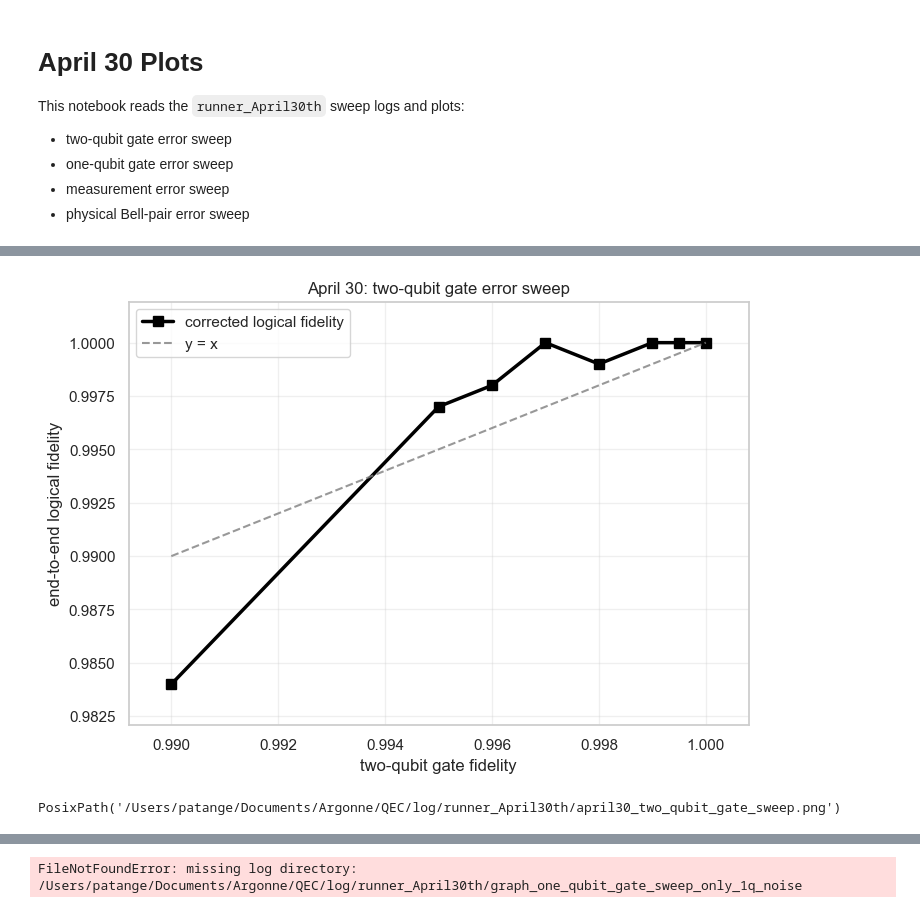
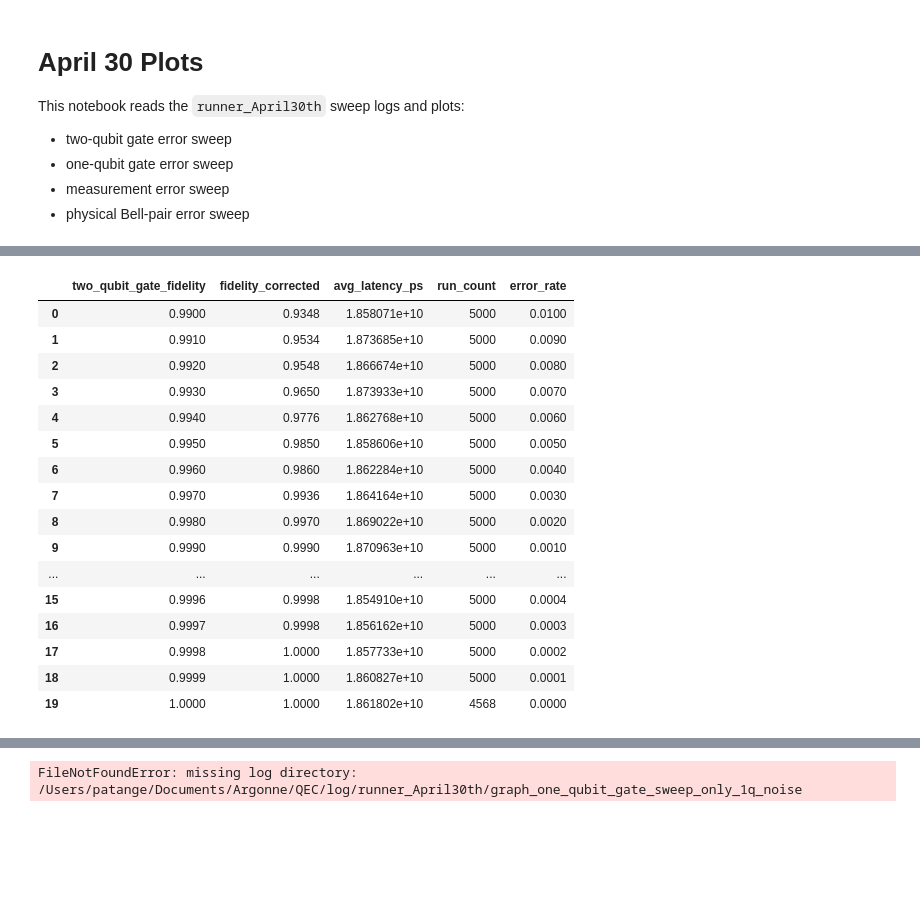
Before and after one commit to SagarPatange/QEC, a Jupyter notebook: April30th.ipynb, the cells around one changed output, grey strips where cells are left out. Saved outputs shown, nothing was run; the diff lists cells and outputs as text; code cells hidden in the pictures; blank space fills up the shorter version.

```diff
--- a/April30th.ipynb
+++ b/April30th.ipynb
@@ -243,13 +253,20 @@ summary_df_twoq
-# %%
-fig_twoq, ax_twoq = plot_sweep(
-    summary_df_twoq,
-    "two_qubit_gate_fidelity",
-    "two-qubit gate fidelity",
-    "April 30: two-qubit gate error sweep",
-)
-plt.show()
-
-save_figure(fig_twoq, "april30_two_qubit_gate_sweep.png")
-# %% [output]
-[figure, removed]
-PosixPath('/Users/patange/Documents/Argonne/QEC/log/runner_April30th/april30_two_qubit_gate_sweep.png')
+# %%
+summary_df_twoq_line3
+# %% [output]
+|  | two_qubit_gate_fidelity | fidelity_corrected | avg_latency_ps | run_count | error_rate |
+| 0 | 0.9900 | 0.9348 | 1.858071e+10 | 5000 | 0.0100 |
+| 1 | 0.9910 | 0.9534 | 1.873685e+10 | 5000 | 0.0090 |
+| 2 | 0.9920 | 0.9548 | 1.866674e+10 | 5000 | 0.0080 |
+| 3 | 0.9930 | 0.9650 | 1.873933e+10 | 5000 | 0.0070 |
+| 4 | 0.9940 | 0.9776 | 1.862768e+10 | 5000 | 0.0060 |
+| 5 | 0.9950 | 0.9850 | 1.858606e+10 | 5000 | 0.0050 |
+| 6 | 0.9960 | 0.9860 | 1.862284e+10 | 5000 | 0.0040 |
+| 7 | 0.9970 | 0.9936 | 1.864164e+10 | 5000 | 0.0030 |
+| 8 | 0.9980 | 0.9970 | 1.869022e+10 | 5000 | 0.0020 |
+| 9 | 0.9990 | 0.9990 | 1.870963e+10 | 5000 | 0.0010 |
+| ... | ... | ... | ... | ... | ... |
+| 15 | 0.9996 | 0.9998 | 1.854910e+10 | 5000 | 0.0004 |
+| 16 | 0.9997 | 0.9998 | 1.856162e+10 | 5000 | 0.0003 |
+| 17 | 0.9998 | 1.0000 | 1.857733e+10 | 5000 | 0.0002 |
+| 18 | 0.9999 | 1.0000 | 1.860827e+10 | 5000 | 0.0001 |
+| 19 | 1.0000 | 1.0000 | 1.861802e+10 | 4568 | 0.0000 |
```
Also changed, not shown: parts of 3 cells of this notebook, 52 other files.
